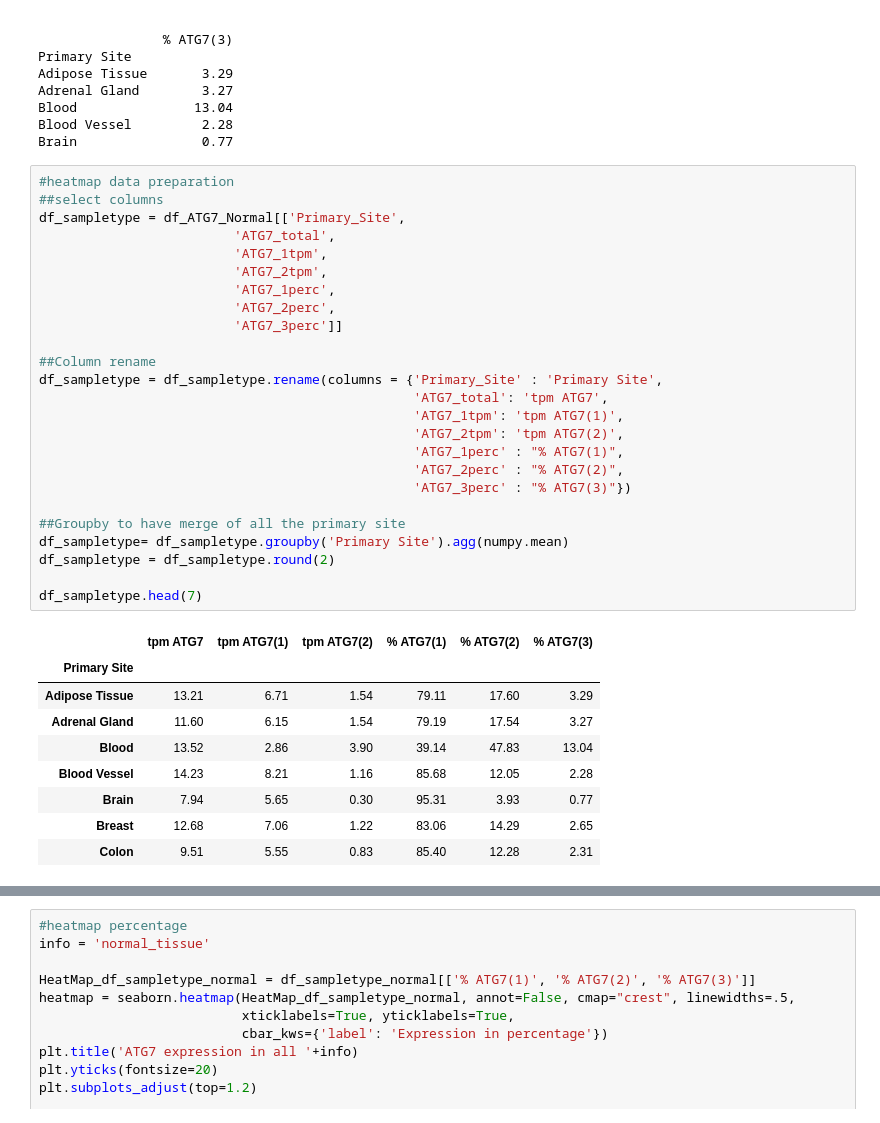
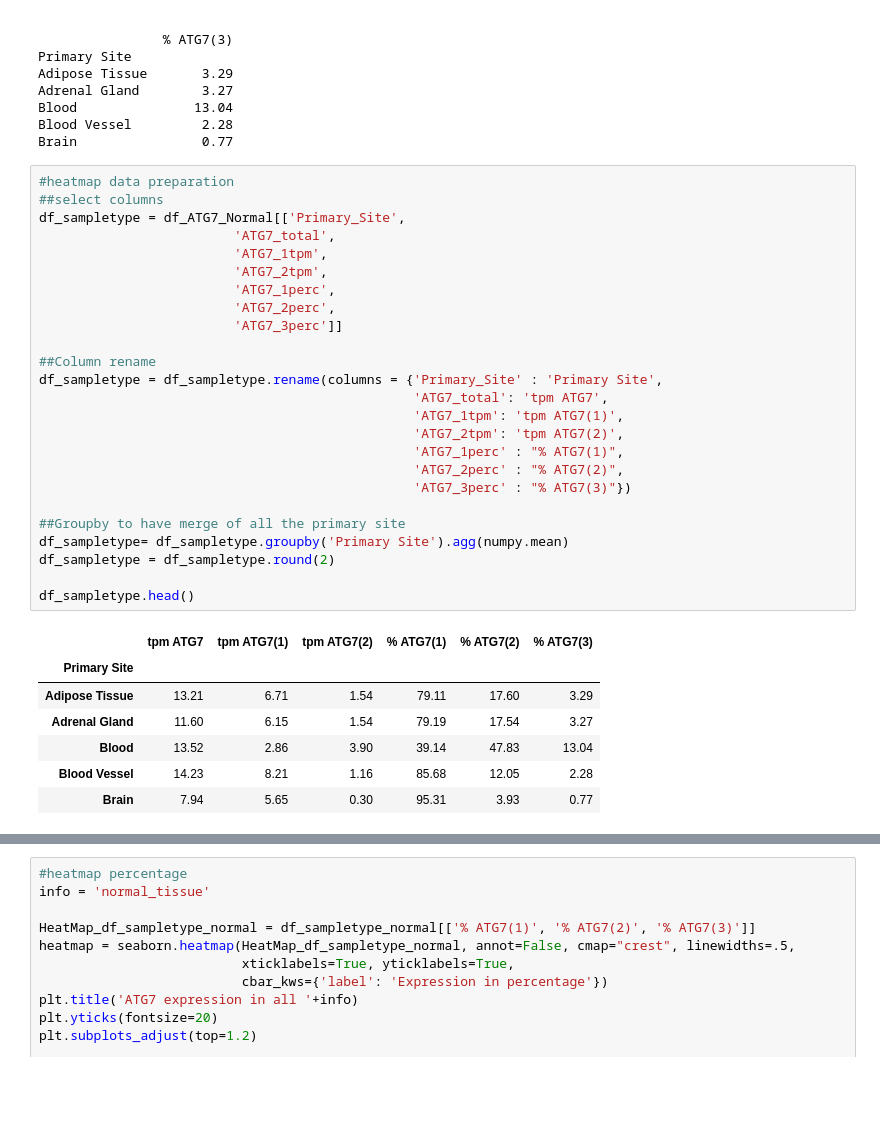
Before and after one commit to Keviosta/Article_short_isoform_ATG7_private, a Jupyter notebook: ATG7/atg7_all_tissue_analyse/ATG7 characterisation/Tissues_differences_ATG7_isoform_characterisation-only_normal.ipynb, the cells around one changed output, grey strips where cells are left out. Drawn from its saved outputs; the diff is of its cells as text; blank space fills up the shorter version.

```diff
--- a/ATG7/atg7_all_tissue_analyse/ATG7 characterisation/Tissues_differences_ATG7_isoform_characterisation-only_normal.ipynb
+++ b/ATG7/atg7_all_tissue_analyse/ATG7 characterisation/Tissues_differences_ATG7_isoform_characterisation-only_normal.ipynb
@@ -110,34 +110,32 @@ Brain                0.77
 ##select columns
 df_sampletype = df_ATG7_Normal[['Primary_Site',
                          'ATG7_total',
                          'ATG7_1tpm',
                          'ATG7_2tpm',
                          'ATG7_1perc',
                          'ATG7_2perc',
                          'ATG7_3perc']]
 
 ##Column rename
 df_sampletype = df_sampletype.rename(columns = {'Primary_Site' : 'Primary Site',
                                                 'ATG7_total': 'tpm ATG7',
                                                 'ATG7_1tpm': 'tpm ATG7(1)',
                                                 'ATG7_2tpm': 'tpm ATG7(2)',
                                                 'ATG7_1perc' : "% ATG7(1)",
                                                 'ATG7_2perc' : "% ATG7(2)",
                                                 'ATG7_3perc' : "% ATG7(3)"})
 
 ##Groupby to have merge of all the primary site
 df_sampletype= df_sampletype.groupby('Primary Site').agg(numpy.mean)
 df_sampletype = df_sampletype.round(2)
 
-df_sampletype.head(7)
+df_sampletype.head()
 # %% [output]
 |  | tpm ATG7 | tpm ATG7(1) | tpm ATG7(2) | % ATG7(1) | % ATG7(2) | % ATG7(3) |
 | Primary Site |  |  |  |  |  |  |
 | Adipose Tissue | 13.21 | 6.71 | 1.54 | 79.11 | 17.60 | 3.29 |
 | Adrenal Gland | 11.60 | 6.15 | 1.54 | 79.19 | 17.54 | 3.27 |
 | Blood | 13.52 | 2.86 | 3.90 | 39.14 | 47.83 | 13.04 |
 | Blood Vessel | 14.23 | 8.21 | 1.16 | 85.68 | 12.05 | 2.28 |
 | Brain | 7.94 | 5.65 | 0.30 | 95.31 | 3.93 | 0.77 |
-| Breast | 12.68 | 7.06 | 1.22 | 83.06 | 14.29 | 2.65 |
-| Colon | 9.51 | 5.55 | 0.83 | 85.40 | 12.28 | 2.31 |
 # %%
```
Also changed, not shown: parts of 3 cells of this notebook, 1 other file.
